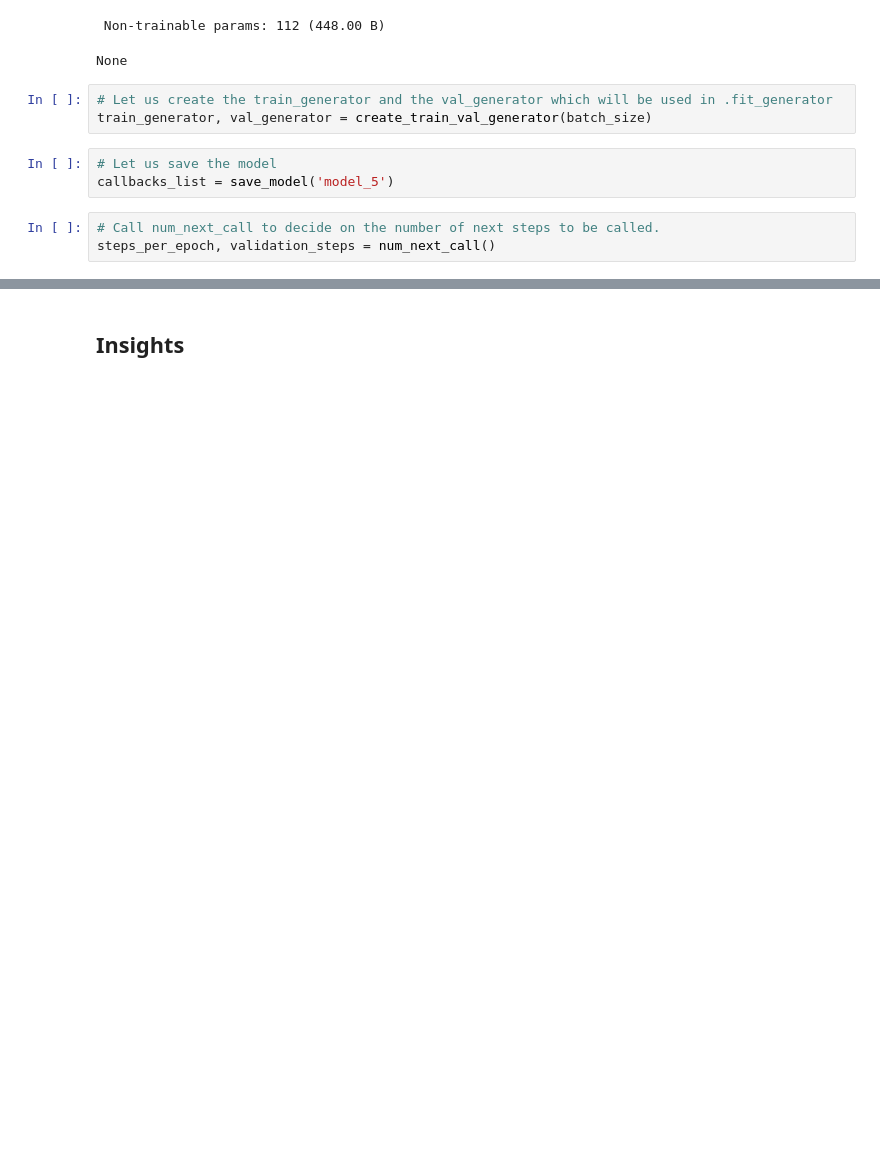
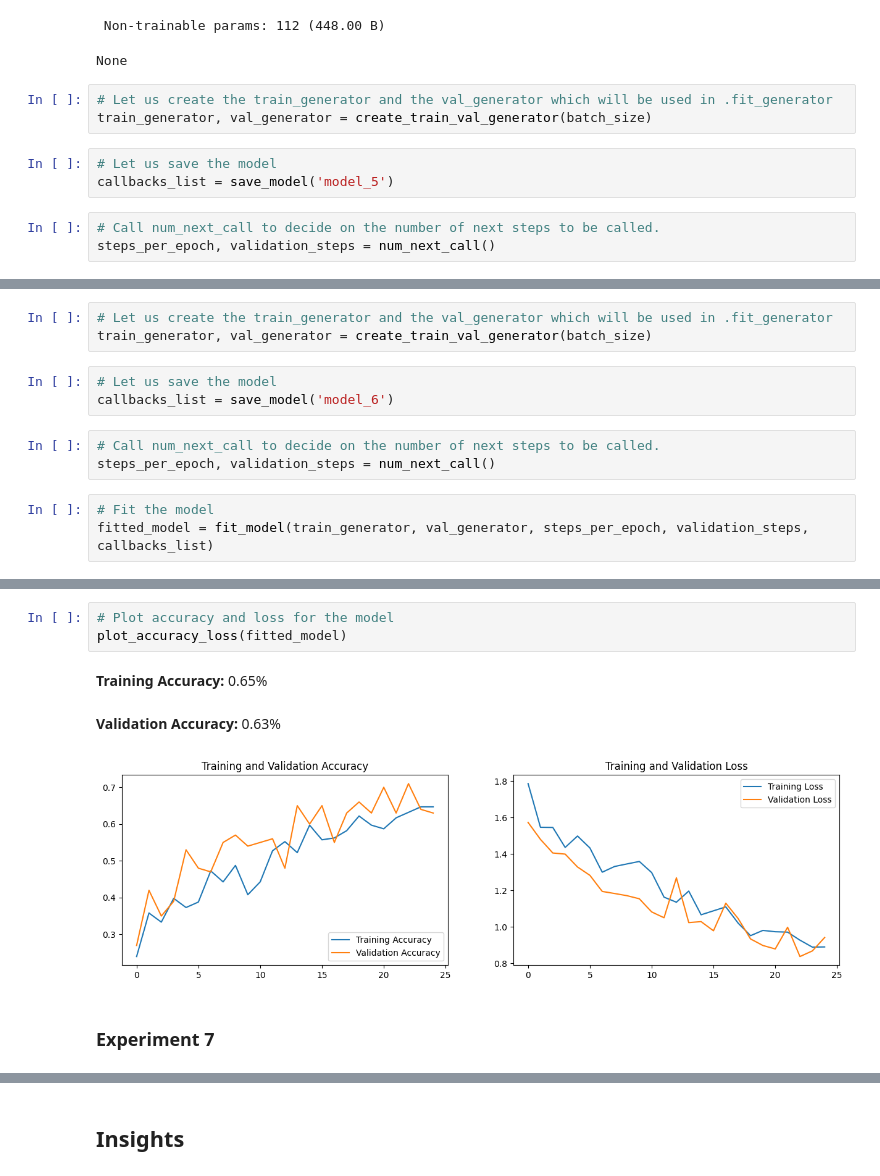
Before and after one commit to AkankshaDwivedi/gesture-recognition-case-study, a Jupyter notebook: Gesture_Recognition_Case_Study.ipynb, the cells around one changed output, grey strips where cells are left out. Drawn from its saved outputs; the diff is of its cells as text; blank space fills up the shorter version.

```diff
--- a/Gesture_Recognition_Case_Study.ipynb
+++ b/Gesture_Recognition_Case_Study.ipynb
@@ -746,0 +815,12 @@ After 35 epochs the training and validation accuracy changes to 92% and 69% resp
+# %%
+# Let us create the train_generator and the val_generator which will be used in .fit_generator
+train_generator, val_generator = create_train_val_generator(batch_size)
+# %%
+# Let us save the model
+callbacks_list = save_model('model_6')
+# %%
+# Call num_next_call to decide on the number of next steps to be called.
+steps_per_epoch, validation_steps = num_next_call()
+# %%
+# Fit the model
+fitted_model = fit_model(train_generator, val_generator, steps_per_epoch, validation_steps, callbacks_list)
@@ -746,0 +845,9 @@ After 35 epochs the training and validation accuracy changes to 92% and 69% resp
+# %%
+# Plot accuracy and loss for the model
+plot_accuracy_loss(fitted_model)
+# %% [output]
+**Training Accuracy:** 0.65%
+**Validation Accuracy:** 0.63%
+[figure, added]
+# %% [markdown]
+### Experiment 7
```
Also changed, not shown: parts of 56 cells of this notebook.
